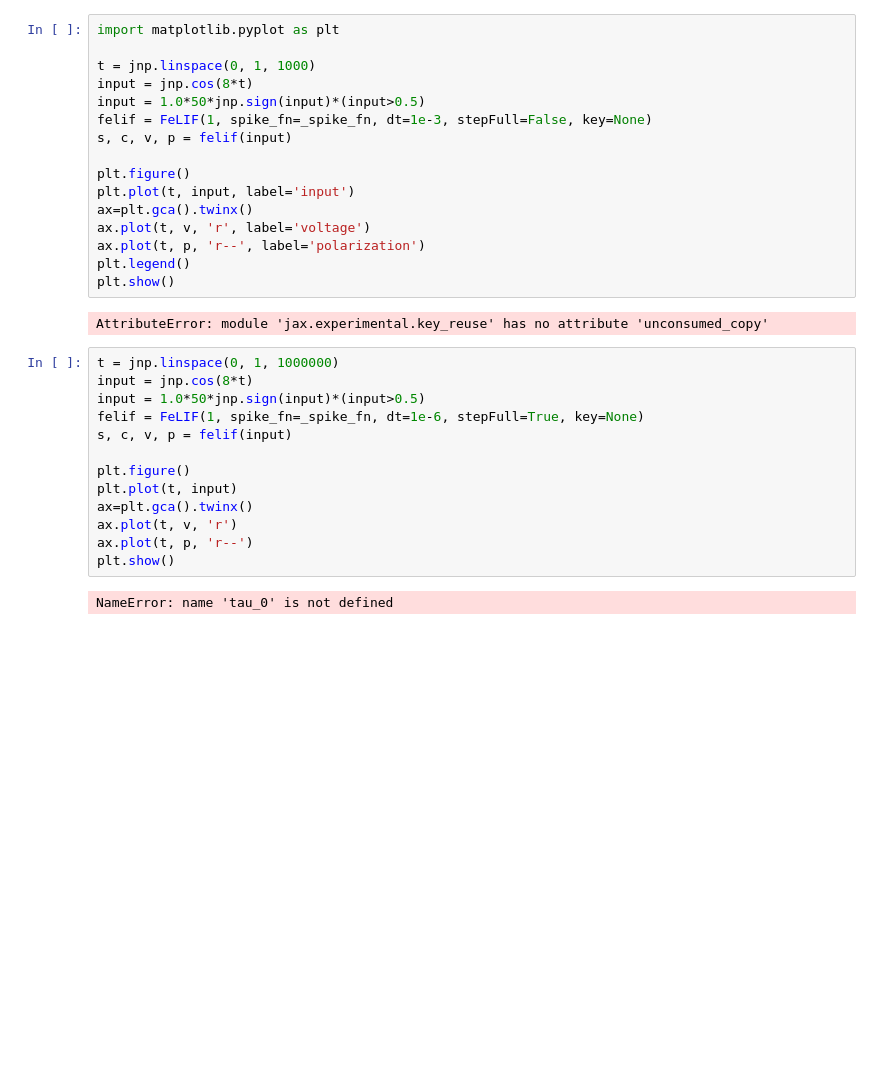
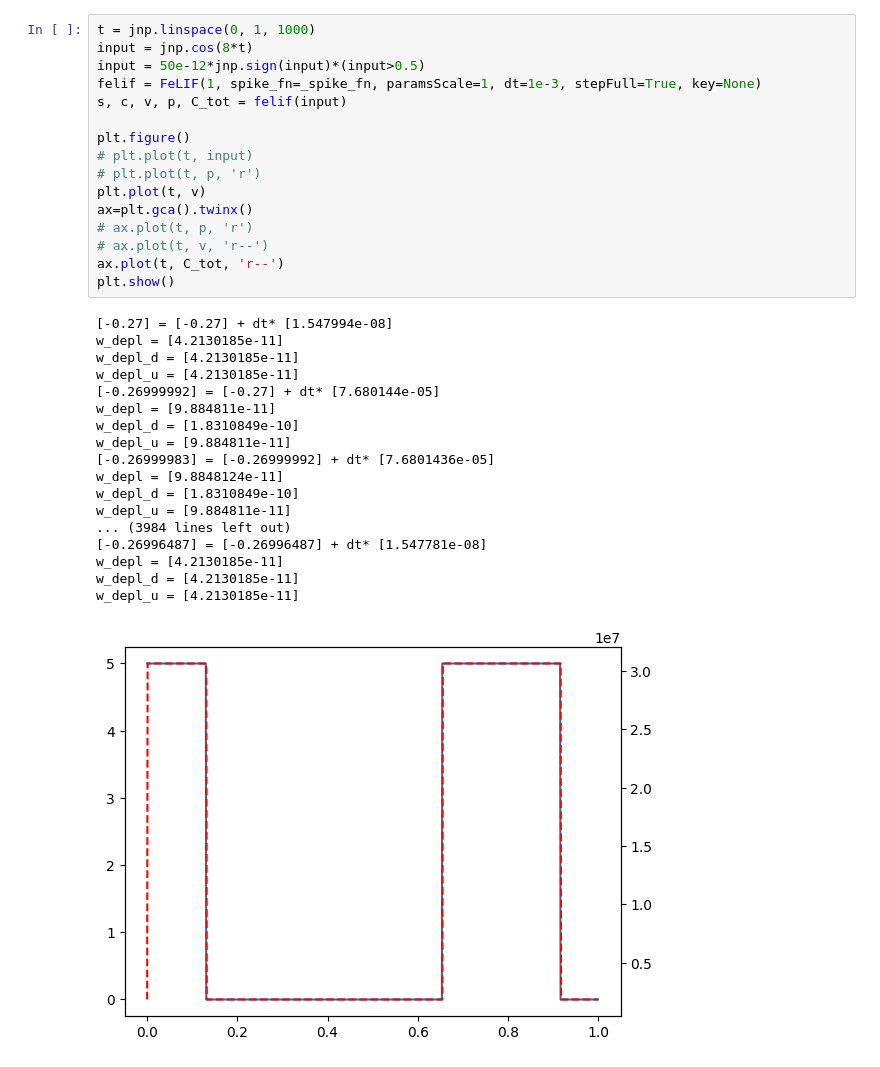
Before and after one commit to ncas-tum/ELEANOR, a Jupyter notebook: polloop.ipynb, the cells around one changed output. Drawn from its saved outputs; the diff is of its cells as text; blank space fills up the shorter version.

```diff
--- a/polloop.ipynb
+++ b/polloop.ipynb
@@ -188,33 +206,35 @@ class FeLIF(eqx.Module):
 # %%
-import matplotlib.pyplot as plt
-
 t = jnp.linspace(0, 1, 1000)
 input = jnp.cos(8*t)
-input = 1.0*50*jnp.sign(input)*(input>0.5)
-felif = FeLIF(1, spike_fn=_spike_fn, dt=1e-3, stepFull=False, key=None)
-s, c, v, p = felif(input)
+input = 50e-12*jnp.sign(input)*(input>0.5)
+felif = FeLIF(1, spike_fn=_spike_fn, paramsScale=1, dt=1e-3, stepFull=True, key=None)
+s, c, v, p, C_tot = felif(input)
 
 plt.figure()
-plt.plot(t, input, label='input')
+# plt.plot(t, input)
+# plt.plot(t, p, 'r')
+plt.plot(t, v)
 ax=plt.gca().twinx()
-ax.plot(t, v, 'r', label='voltage')
-ax.plot(t, p, 'r--', label='polarization')
-plt.legend()
+# ax.plot(t, p, 'r')
+# ax.plot(t, v, 'r--')
+ax.plot(t, C_tot, 'r--')
 plt.show()
 # %% [output]
-AttributeError: module 'jax.experimental.key_reuse' has no attribute 'unconsumed_copy'
+[-0.27] = [-0.27] + dt* [1.547994e-08]
+w_depl = [4.2130185e-11]
+w_depl_d = [4.2130185e-11]
+w_depl_u = [4.2130185e-11]
+[-0.26999992] = [-0.27] + dt* [7.680144e-05]
+w_depl = [9.884811e-11]
+w_depl_d = [1.8310849e-10]
+w_depl_u = [9.884811e-11]
+[-0.26999983] = [-0.26999992] + dt* [7.6801436e-05]
+w_depl = [9.8848124e-11]
+w_depl_d = [1.8310849e-10]
+w_depl_u = [9.884811e-11]
+... (3984 lines left out)
+[-0.26996487] = [-0.26996487] + dt* [1.547781e-08]
+w_depl = [4.2130185e-11]
+w_depl_d = [4.2130185e-11]
+w_depl_u = [4.2130185e-11]
+[figure, added]
-# %%
-t = jnp.linspace(0, 1, 1000000)
-input = jnp.cos(8*t)
-input = 1.0*50*jnp.sign(input)*(input>0.5)
-felif = FeLIF(1, spike_fn=_spike_fn, dt=1e-6, stepFull=True, key=None)
-s, c, v, p = felif(input)
-
-plt.figure()
-plt.plot(t, input)
-ax=plt.gca().twinx()
-ax.plot(t, v, 'r')
-ax.plot(t, p, 'r--')
-plt.show()
-# %% [output]
-NameError: name 'tau_0' is not defined
```
Also changed, not shown: parts of 1 cell of this notebook.
